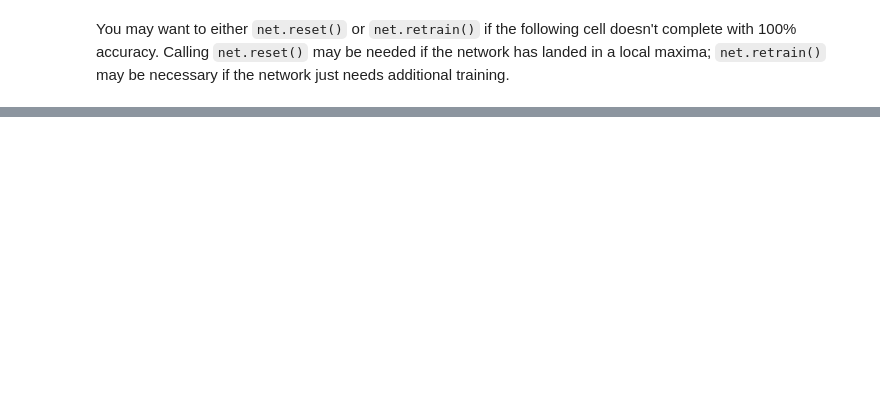
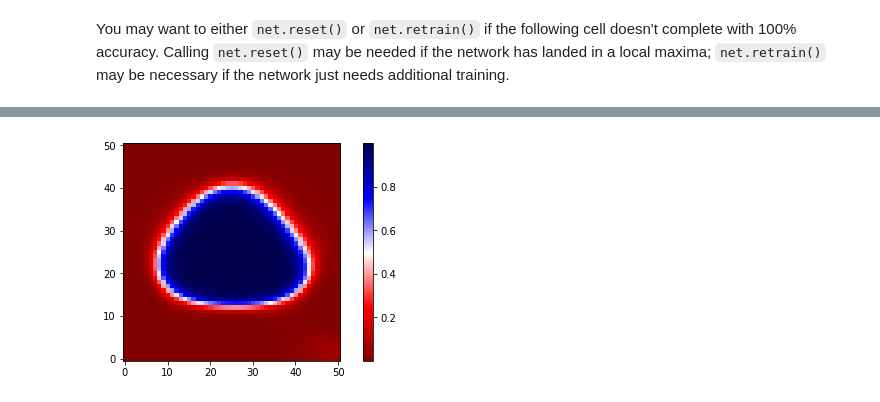
Before and after one commit to ArtificialIntelligenceToolkit/conx, a Jupyter notebook: notebooks/PCA.ipynb, the cells around one changed output, grey strips where cells are left out. Cells and saved outputs as stored; diff of their text form; code cells hidden in the pictures; blank space fills up the shorter version.

```diff
--- a/notebooks/PCA.ipynb
+++ b/notebooks/PCA.ipynb
@@ -116,3 +124,11 @@ net.playback(lambda net, epoch: scatter(**pca.transform_network_bank(net, "hidde
 # %% [output]
 [interactive output not drawn]
 [drawing not drawn]
+# %%
+def function(x, y):
+    outputs = net.propagate([x, y], visualize=False)
+    return outputs[0]
+# %%
+heatmap(function)
+# %% [output]
+[figure, added]
```
Also changed, not shown: parts of 10 cells of this notebook, 2 other files.
